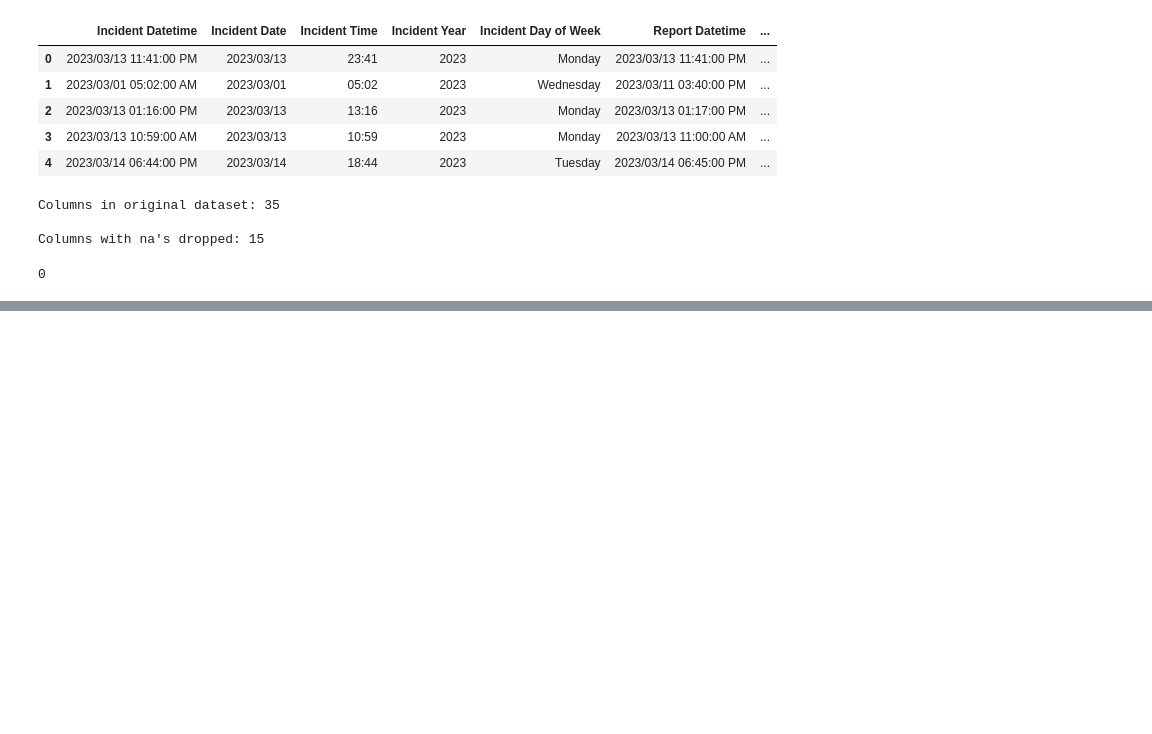
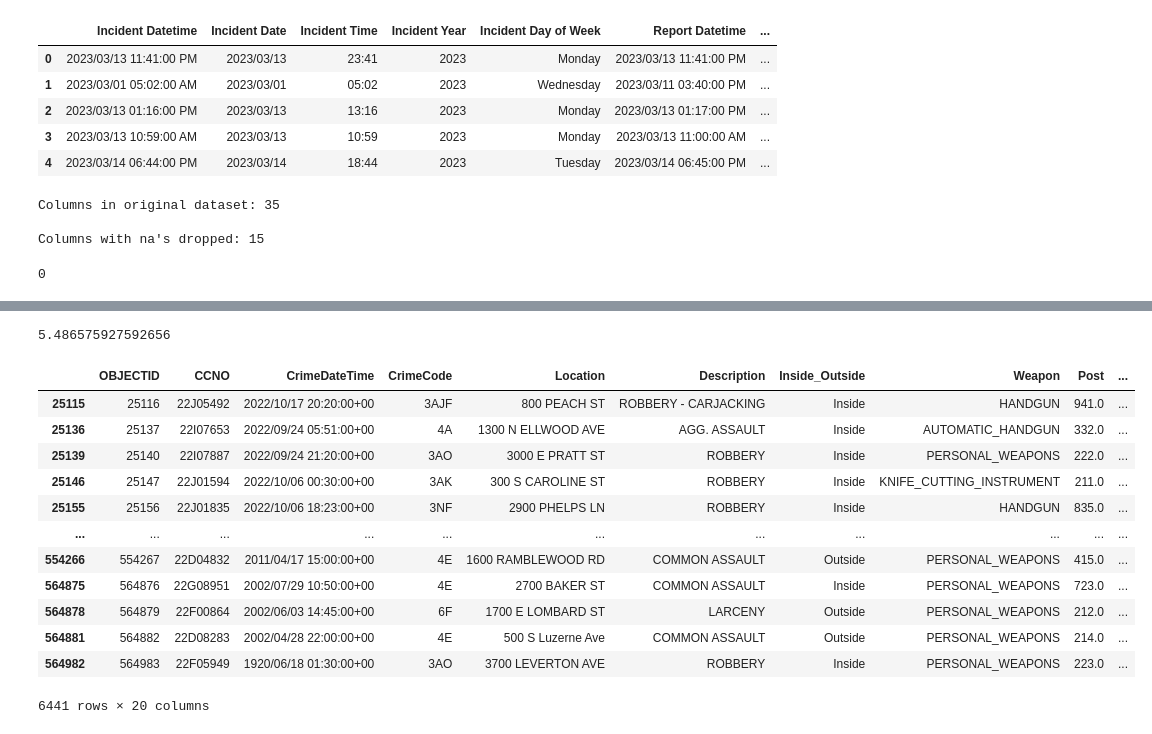
Before and after one commit to MITCHELLWYNE/crime-trends, a Jupyter notebook: cleaning-data.ipynb, the cells around one changed output, grey strips where cells are left out. Cells and saved outputs as stored; diff of their text form; code cells hidden in the pictures; blank space fills up the shorter version.

```diff
--- a/cleaning-data.ipynb
+++ b/cleaning-data.ipynb
@@ -87,0 +128,3 @@ pdir_data.duplicated().sum()
+# %%
+
+bc_data = pd.read_csv("..\project 4\BaltimoreCrimeData.csv")
@@ -87,0 +179,26 @@ pdir_data.duplicated().sum()
+# %%
+# how many total missing values do we have?
+total_cells = np.product(pdir_data.shape)
+total_missing = missing_values_count.sum()
+
+# percent of data that is missing
+(total_missing/total_cells) * 100
+# %% [output]
+5.486575927592656
+# %%
+# remove all the rows that contain a missing value
+bc_data.dropna()
+# %% [output]
+|  | OBJECTID | CCNO | CrimeDateTime | CrimeCode | Location | Description | Inside_Outside | Weapon | Post | ... |
+| 25115 | 25116 | 22J05492 | 2022/10/17 20:20:00+00 | 3AJF | 800 PEACH ST | ROBBERY - CARJACKING | Inside | HANDGUN | 941.0 | ... |
+| 25136 | 25137 | 22I07653 | 2022/09/24 05:51:00+00 | 4A | 1300 N ELLWOOD AVE | AGG. ASSAULT | Inside | AUTOMATIC_HANDGUN | 332.0 | ... |
+| 25139 | 25140 | 22I07887 | 2022/09/24 21:20:00+00 | 3AO | 3000 E PRATT ST | ROBBERY | Inside | PERSONAL_WEAPONS | 222.0 | ... |
+| 25146 | 25147 | 22J01594 | 2022/10/06 00:30:00+00 | 3AK | 300 S CAROLINE ST | ROBBERY | Inside | KNIFE_CUTTING_INSTRUMENT | 211.0 | ... |
+| 25155 | 25156 | 22J01835 | 2022/10/06 18:23:00+00 | 3NF | 2900 PHELPS LN | ROBBERY | Inside | HANDGUN | 835.0 | ... |
+| ... | ... | ... | ... | ... | ... | ... | ... | ... | ... | ... |
+| 554266 | 554267 | 22D04832 | 2011/04/17 15:00:00+00 | 4E | 1600 RAMBLEWOOD RD | COMMON ASSAULT | Outside | PERSONAL_WEAPONS | 415.0 | ... |
+| 564875 | 564876 | 22G08951 | 2002/07/29 10:50:00+00 | 4E | 2700 BAKER ST | COMMON ASSAULT | Inside | PERSONAL_WEAPONS | 723.0 | ... |
+| 564878 | 564879 | 22F00864 | 2002/06/03 14:45:00+00 | 6F | 1700 E LOMBARD ST | LARCENY | Outside | PERSONAL_WEAPONS | 212.0 | ... |
+| 564881 | 564882 | 22D08283 | 2002/04/28 22:00:00+00 | 4E | 500 S Luzerne Ave | COMMON ASSAULT | Outside | PERSONAL_WEAPONS | 214.0 | ... |
+| 564982 | 564983 | 22F05949 | 1920/06/18 01:30:00+00 | 3AO | 3700 LEVERTON AVE | ROBBERY | Inside | PERSONAL_WEAPONS | 223.0 | ... |
+6441 rows × 20 columns
```
Also changed, not shown: parts of 10 cells of this notebook.
